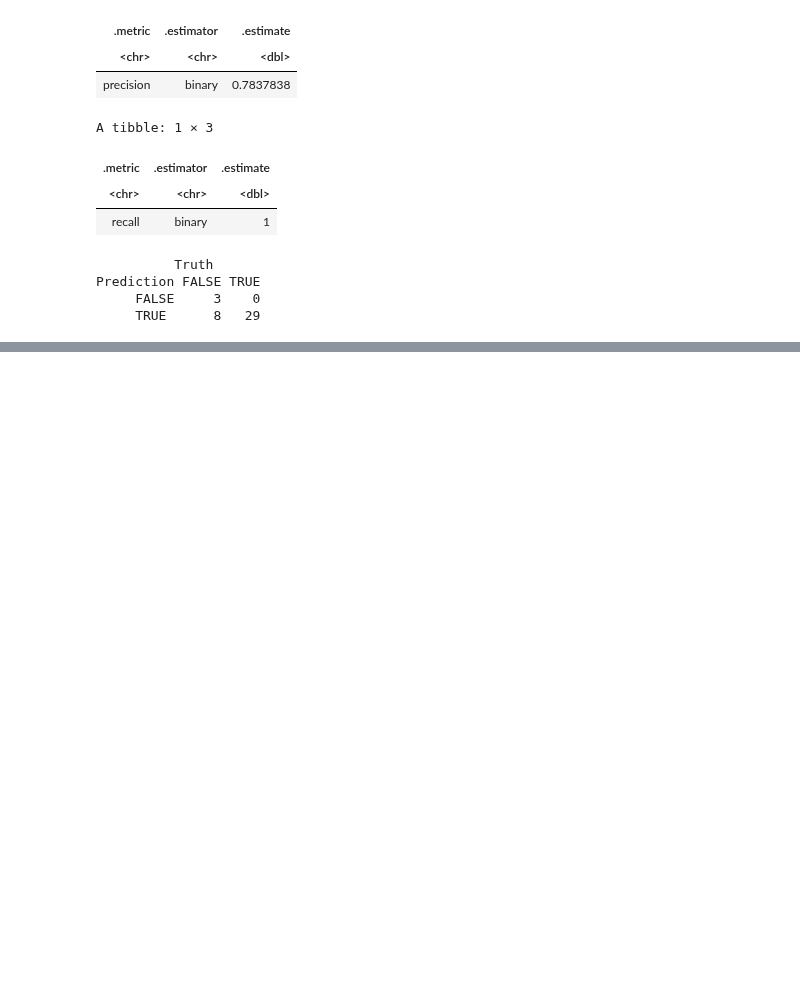
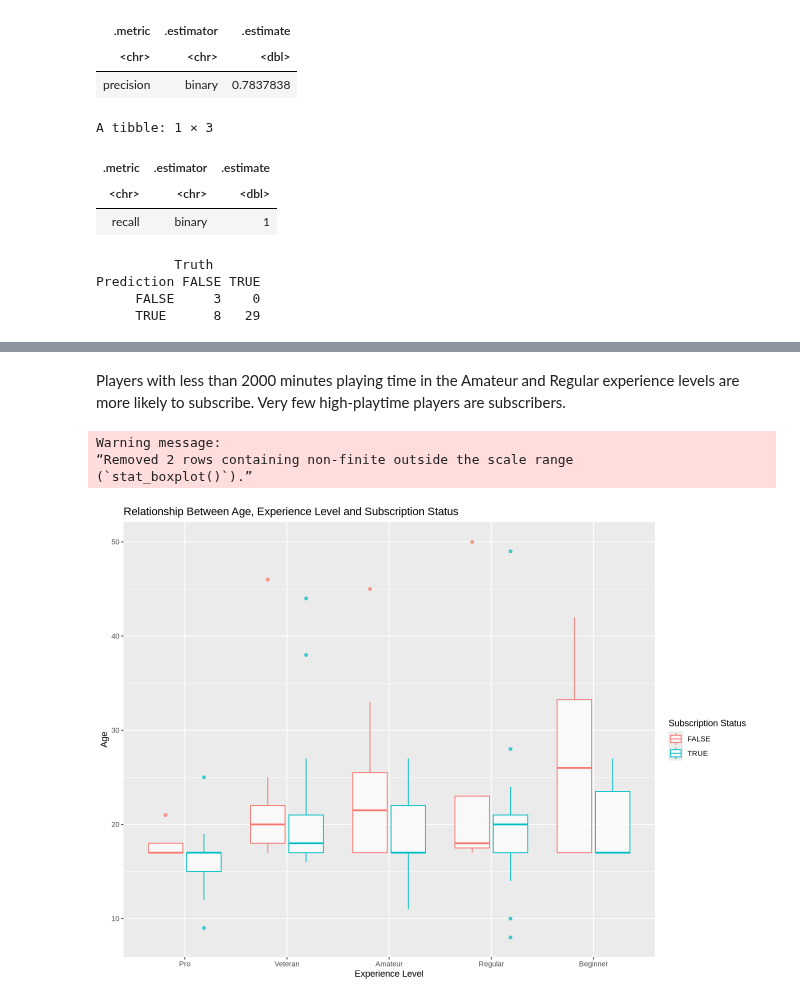
Before and after one commit to Riceparticlee/dsci_group_minecraft, a Jupyter notebook: group project.ipynb, the cells around one changed output, grey strips where cells are left out. Drawn from its saved outputs; the diff is of its cells as text; code cells hidden in the pictures; blank space fills up the shorter version.

```diff
--- a/group project.ipynb
+++ b/group project.ipynb
@@ -727,0 +749,19 @@ Prediction FALSE TRUE
+# %% [markdown]
+Players with less than 2000 minutes playing time in the Amateur and Regular experience levels are more likely to subscribe. Very few high-playtime players are subscribers.
+# %%
+options(repr.plot.width = 11, repr.plot.height = 8)
+
+age_experience <- players |>
+    ggplot(aes(x = experience, y = Age, color = as.factor(subscribe))) +
+    geom_boxplot(alpha = 0.7) +
+    xlab("Experience Level") +
+    ylab("Age") +
+    ggtitle("Relationship Between Age, Experience Level and Subscription Status") +
+    labs(color = "Subscription Status")
+
+age_experience
+# %% [output]
+Warning message:
+“Removed 2 rows containing non-finite outside the scale range
+(`stat_boxplot()`).”
+[figure, added]
```
Also changed, not shown: parts of 6 cells of this notebook.
